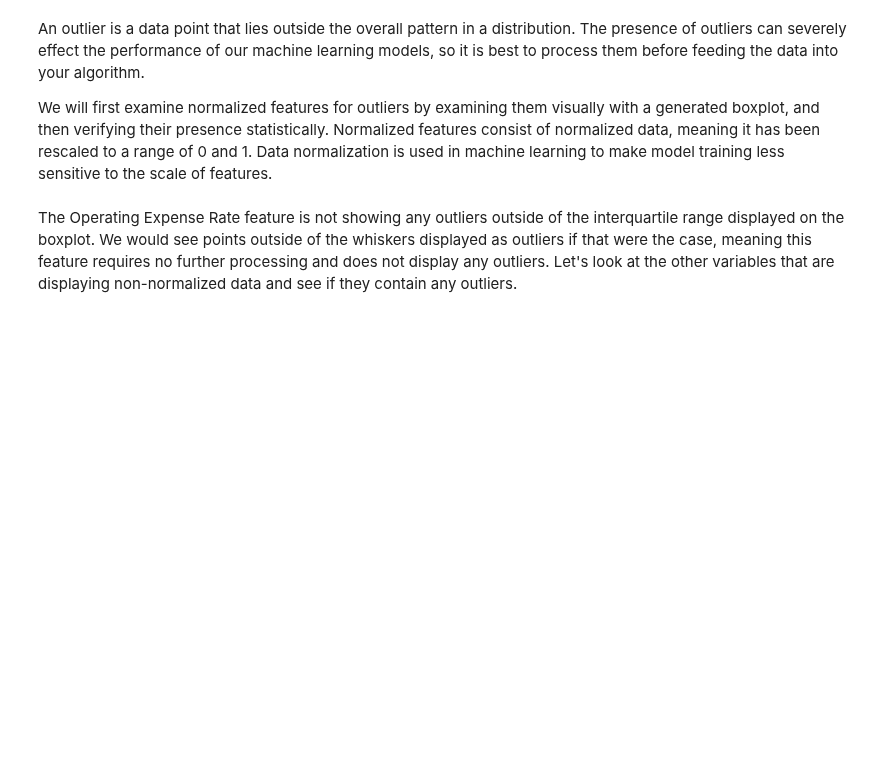
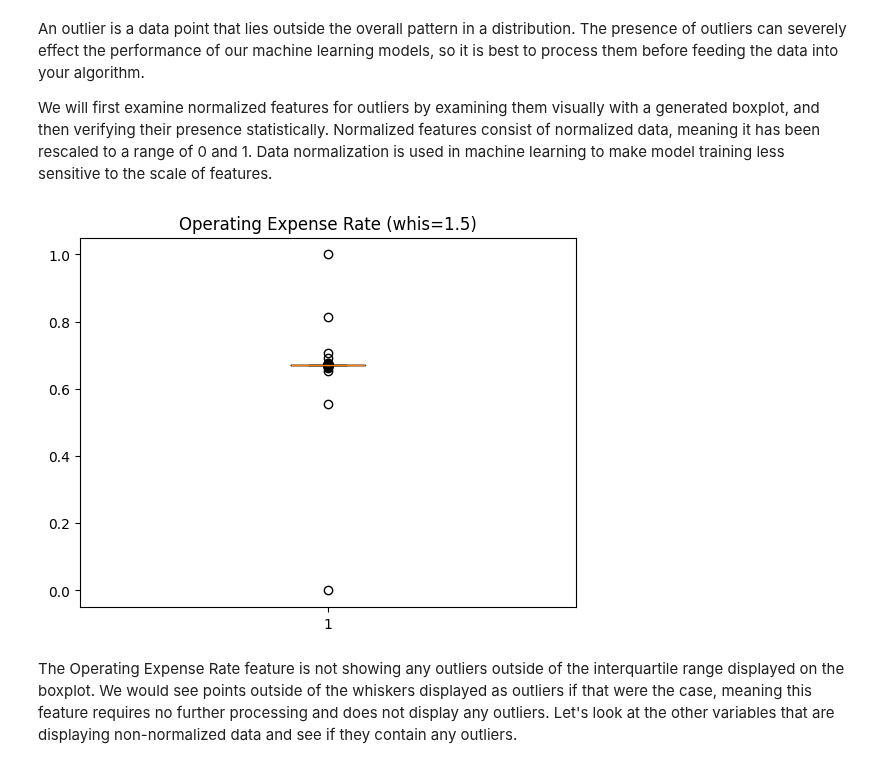
Before and after one commit to cdtalley/Data-Science-Portfolio, a Jupyter notebook: Corporate_Bankruptcy_Prediction.ipynb, the cells around one changed output. Saved outputs shown, nothing was run; the diff lists cells and outputs as text; code cells hidden in the pictures; blank space fills up the shorter version.

```diff
--- a/Corporate_Bankruptcy_Prediction.ipynb
+++ b/Corporate_Bankruptcy_Prediction.ipynb
@@ -265,9 +312,11 @@ An outlier is a data point that lies outside the overall pattern in a distributi
 We will first examine normalized features for outliers by examining them visually with a generated boxplot, and then verifying their presence statistically. Normalized features consist of normalized data, meaning it has been rescaled to a range of 0 and 1. Data normalization is used in machine learning to make model training less sensitive to the scale of features.
 # %%
 # Creating a simple boxplot to detect the presence of outliers for non-normalized data features, such as Operating Expense Rate below.
-plt.boxplot(df[" Operating Expense Rate"])
+plt.boxplot(df["Cash flow to Sales"])
 plt.title("Operating Expense Rate (whis=1.5)")
 plt.show()
+# %% [output]
+[figure, added]
 # %% [markdown]
 The Operating Expense Rate feature is not showing any outliers outside of the interquartile range displayed on the boxplot. We would see points outside of the whiskers displayed as outliers if that were the case, meaning this feature requires no further processing and does not display any outliers. Let's look at the other variables that are displaying non-normalized data and see if they contain any outliers.
 # %%
```
Also changed, not shown: parts of 130 cells of this notebook, 14 other files.
